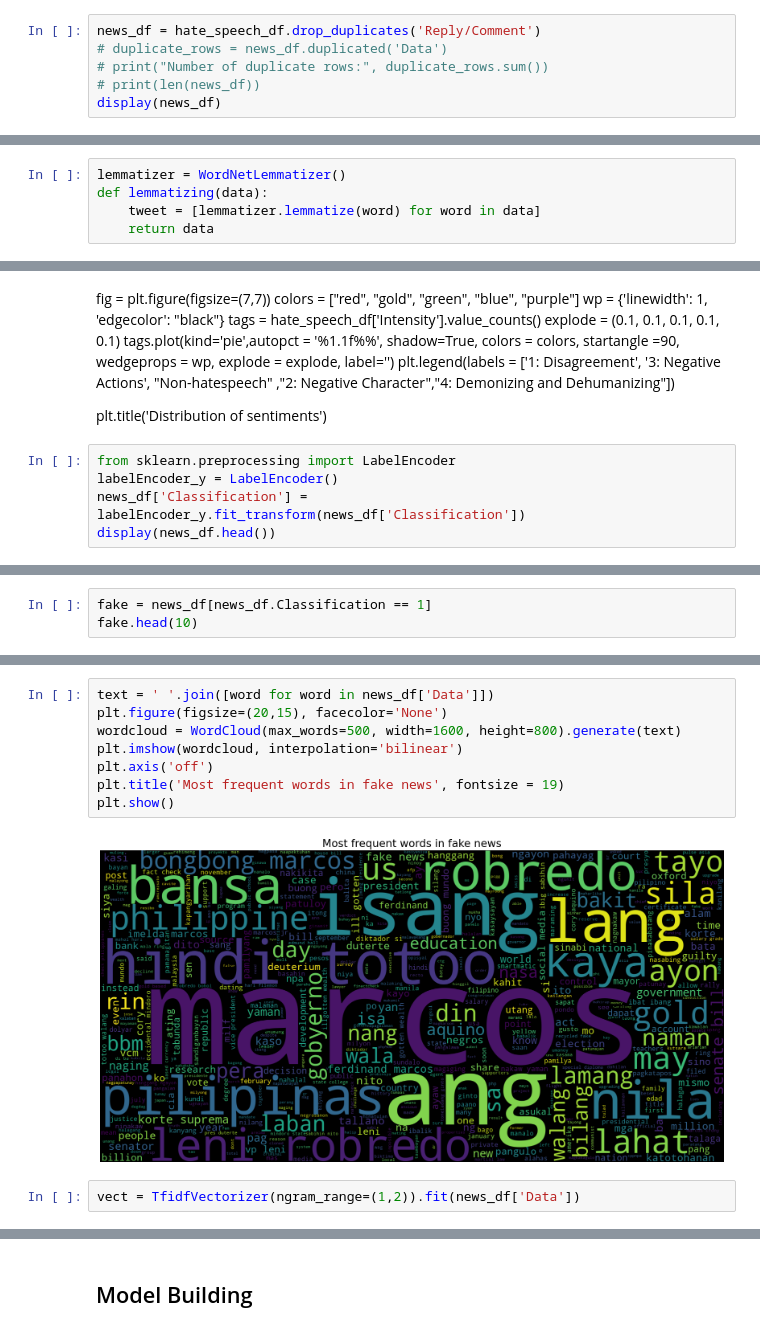
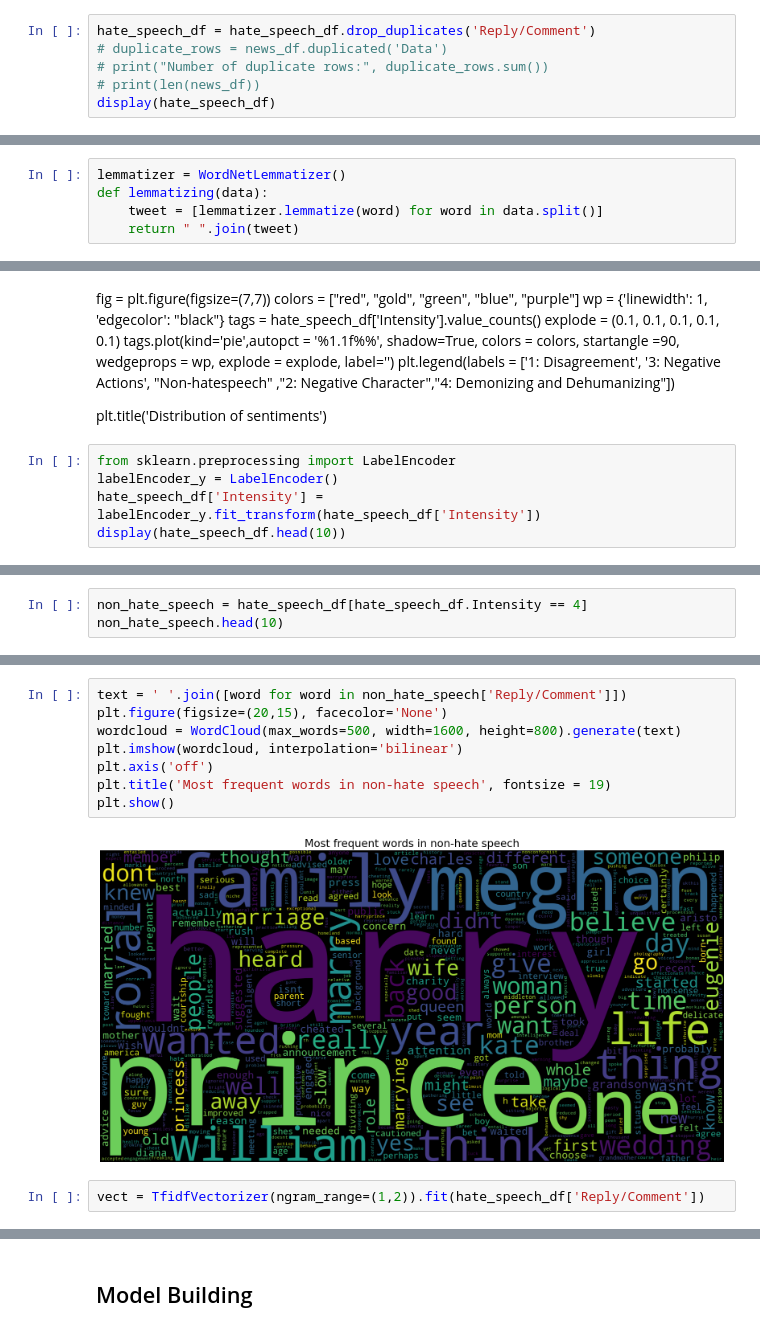
Before and after one commit to jNicoIas/hate_speech_intensity_classifier, a Jupyter notebook: hate_speech.ipynb, the cells around one changed output, grey strips where cells are left out. Saved outputs shown, nothing was run; the diff lists cells and outputs as text.

```diff
--- a/hate_speech.ipynb
+++ b/hate_speech.ipynb
@@ -112,11 +118,11 @@ df_word_counts = pd.DataFrame(sorted_word_counts, columns=['Word', 'Count'])
 # Save the DataFrame to a CSV file
 df_word_counts.to_csv('dataset/word_counts2.csv', index=False)
 # %%
-news_df = hate_speech_df.drop_duplicates('Reply/Comment')
+hate_speech_df = hate_speech_df.drop_duplicates('Reply/Comment')
 # duplicate_rows = news_df.duplicated('Data')
 # print("Number of duplicate rows:", duplicate_rows.sum())
 # print(len(news_df))
-display(news_df)
+display(hate_speech_df)
 # %% [output]
 |  | Reply/Comment | Intensity |
 | 0 | pshhht please woman never dated s... | 1 |
@@ -134,8 +140,8 @@ display(news_df)
 # %%
 lemmatizer = WordNetLemmatizer()
 def lemmatizing(data):
-    tweet = [lemmatizer.lemmatize(word) for word in data]
-    return data
+    tweet = [lemmatizer.lemmatize(word) for word in data.split()]
+    return " ".join(tweet)
 # %%
 hate_speech_df['Reply/Comment'] = hate_speech_df['Reply/Comment'].apply(lambda x: lemmatizing(x))
 display(hate_speech_df.head(10))
@@ -197,6 +215,6 @@ plt.title('Distribution of sentiments')
 # %%
 from sklearn.preprocessing import LabelEncoder
 labelEncoder_y = LabelEncoder()
-news_df['Classification'] = labelEncoder_y.fit_transform(news_df['Classification'])
-display(news_df.head())
+hate_speech_df['Intensity'] = labelEncoder_y.fit_transform(hate_speech_df['Intensity'])
+display(hate_speech_df.head(10))
 # %% [output]
@@ -234,4 +257,4 @@ plt.show()
 # %%
-fake = news_df[news_df.Classification == 1]
-fake.head(10)
+non_hate_speech = hate_speech_df[hate_speech_df.Intensity == 4]
+non_hate_speech.head(10)
 # %% [output]
@@ -249,15 +272,15 @@ fake.head(10)
 # %%
-text = ' '.join([word for word in news_df['Data']])
+text = ' '.join([word for word in non_hate_speech['Reply/Comment']])
 plt.figure(figsize=(20,15), facecolor='None')
 wordcloud = WordCloud(max_words=500, width=1600, height=800).generate(text)
 plt.imshow(wordcloud, interpolation='bilinear')
 plt.axis('off')
-plt.title('Most frequent words in fake news', fontsize = 19)
+plt.title('Most frequent words in non-hate speech', fontsize = 19)
 plt.show()
 # %% [output]
-[figure, old version]
+[figure, new version]
 # %%
-vect = TfidfVectorizer(ngram_range=(1,2)).fit(news_df['Data'])
+vect = TfidfVectorizer(ngram_range=(1,2)).fit(hate_speech_df['Reply/Comment'])
 # %%
 feature_names = vect.get_feature_names_out()
 print("Number of features: {}\n".format(len(feature_names)))
```
Also changed, not shown: parts of 36 cells of this notebook, 2 other files.
